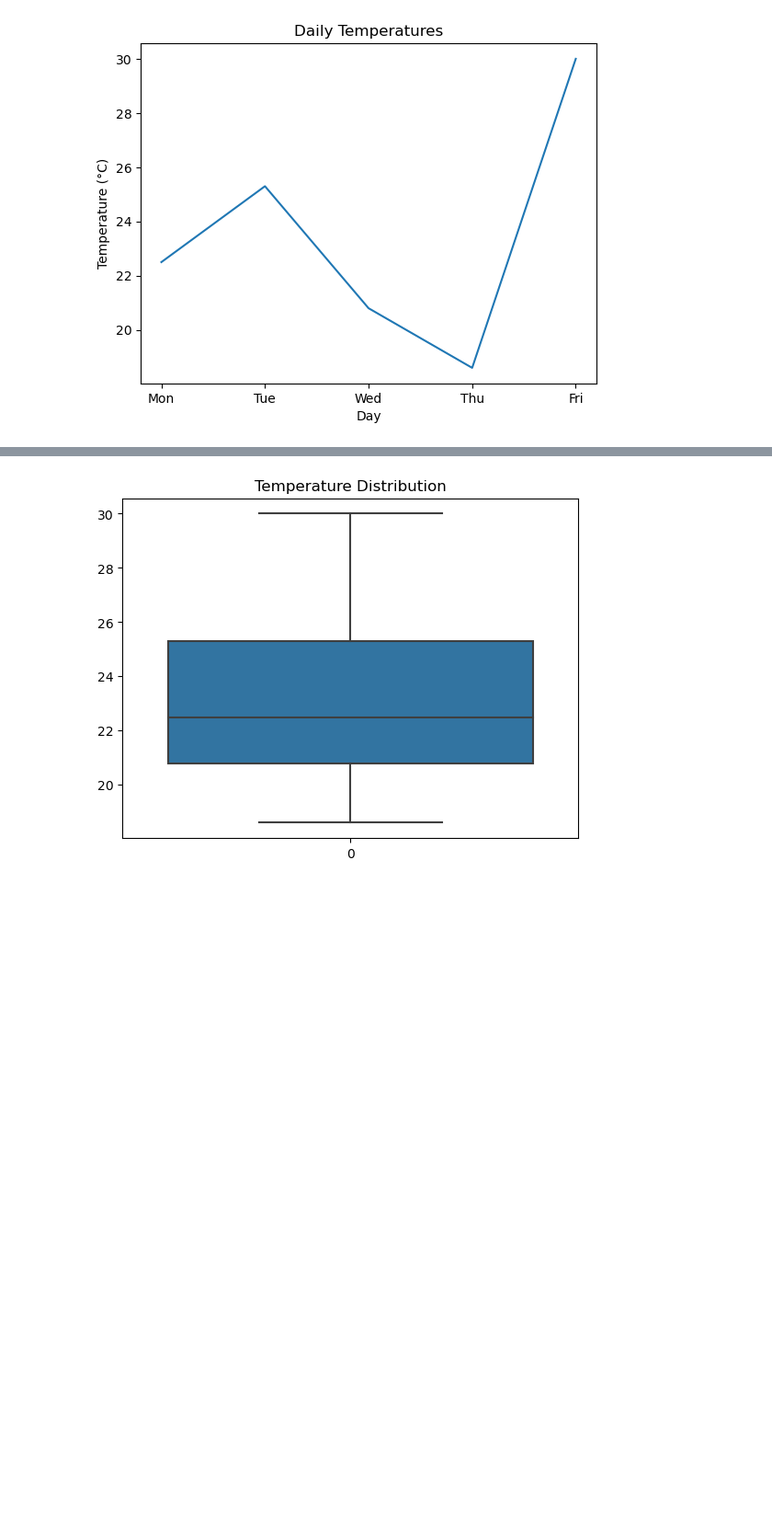
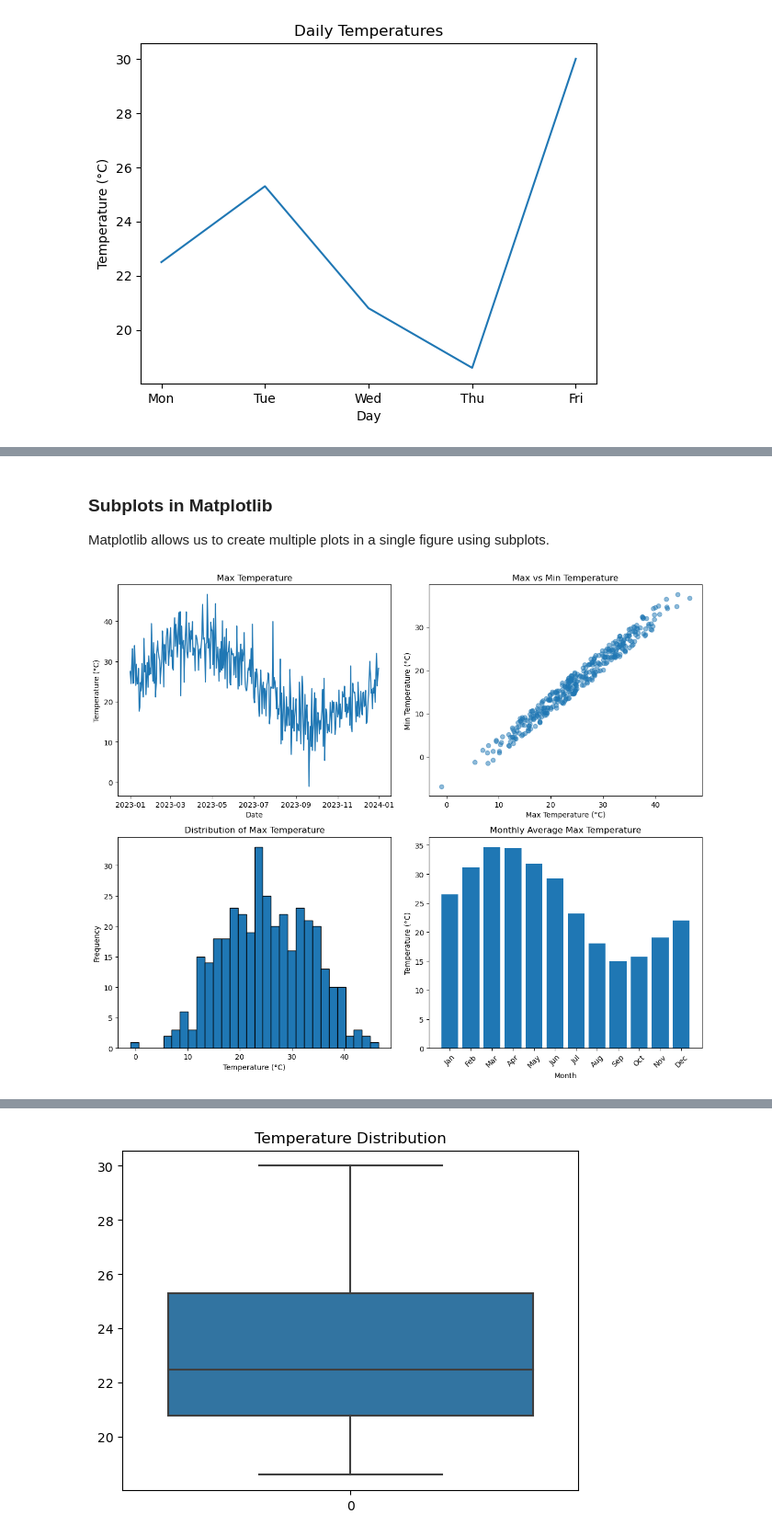
Before and after one commit to pandasambit15/CDT2024_python_intro, a Jupyter notebook: 03_Data_Visualization.ipynb, the cells around one changed output, grey strips where cells are left out. Shown at 92% size. Saved outputs shown, nothing was run; the diff lists cells and outputs as text; code cells hidden in the pictures; blank space fills up the shorter version.

```diff
--- a/03_Data_Visualization.ipynb
+++ b/03_Data_Visualization.ipynb
@@ -22,0 +139,41 @@ plt.show()
+# %% [markdown]
+### Subplots in Matplotlib
+Matplotlib allows us to create multiple plots in a single figure using subplots.
+# %%
+# Create a figure with 2 rows and 2 columns of subplots
+fig, axs = plt.subplots(2, 2, figsize=(12, 10))
+
+# Flatten the 2D array of axes for easier indexing
+axs = axs.flatten()
+
+# Plot 1: Line plot
+axs[0].plot(dates, temp_max)
+axs[0].set_title('Max Temperature')
+axs[0].set_xlabel('Date')
+axs[0].set_ylabel('Temperature (°C)')
+
+# Plot 2: Scatter plot
+axs[1].scatter(temp_max, temp_min, alpha=0.5)
+axs[1].set_title('Max vs Min Temperature')
+axs[1].set_xlabel('Max Temperature (°C)')
+axs[1].set_ylabel('Min Temperature (°C)')
+
+# Plot 3: Histogram
+axs[2].hist(temp_max, bins=30, edgecolor='black')
+axs[2].set_title('Distribution of Max Temperature')
+axs[2].set_xlabel('Temperature (°C)')
+axs[2].set_ylabel('Frequency')
+
+# Plot 4: Bar plot
+monthly_avg = pd.DataFrame({'temp': temp_max}, index=dates).resample('M').mean()
+axs[3].bar(monthly_avg.index.strftime('%b'), monthly_avg['temp'])
+axs[3].set_title('Monthly Average Max Temperature')
+axs[3].set_xlabel('Month')
+axs[3].set_ylabel('Temperature (°C)')
+plt.xticks(rotation=45)
+
+# Adjust layout and display the plot
+plt.tight_layout()
+plt.show()
+# %% [output]
+[figure, added]
```
Also changed, not shown: parts of 27 cells of this notebook, 3 other files.
